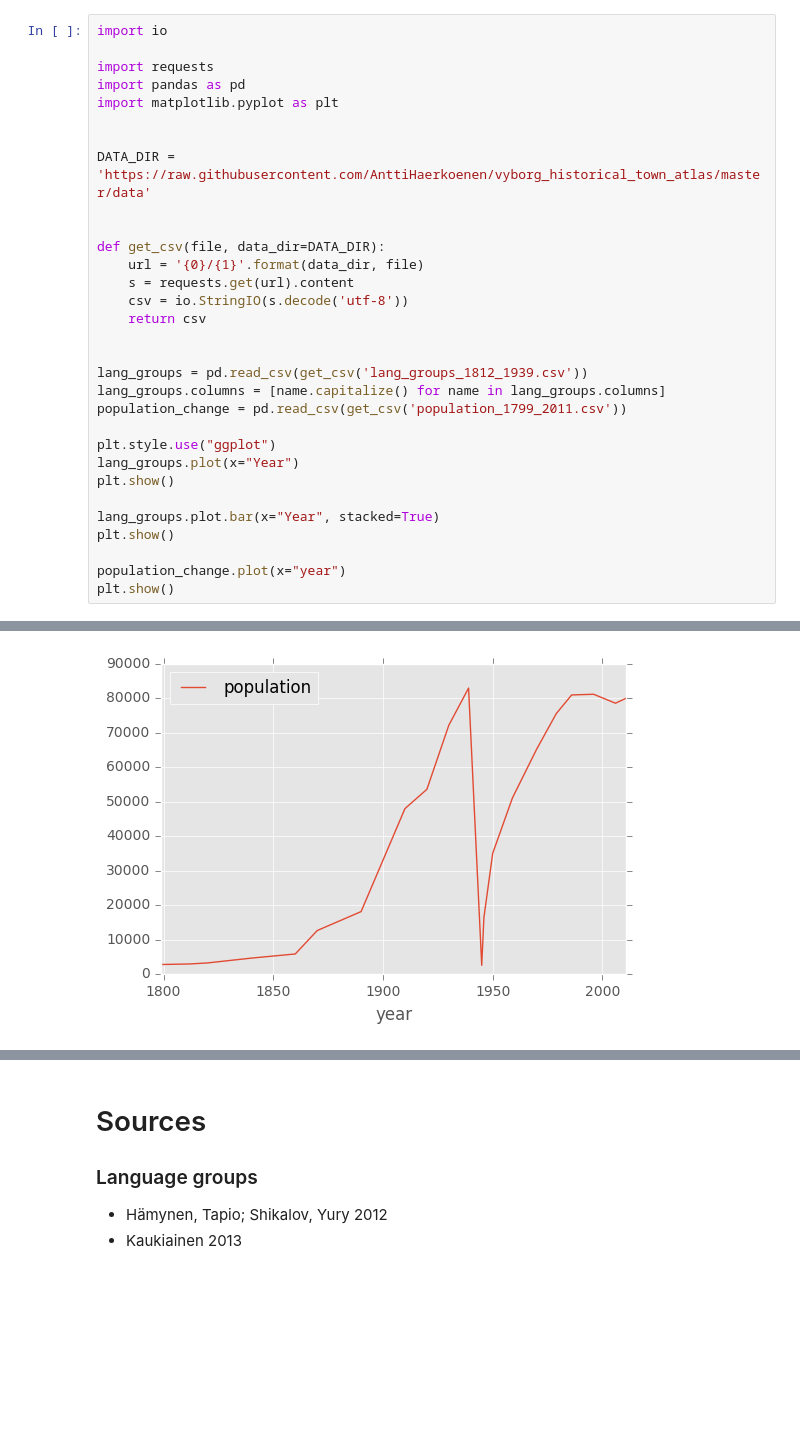
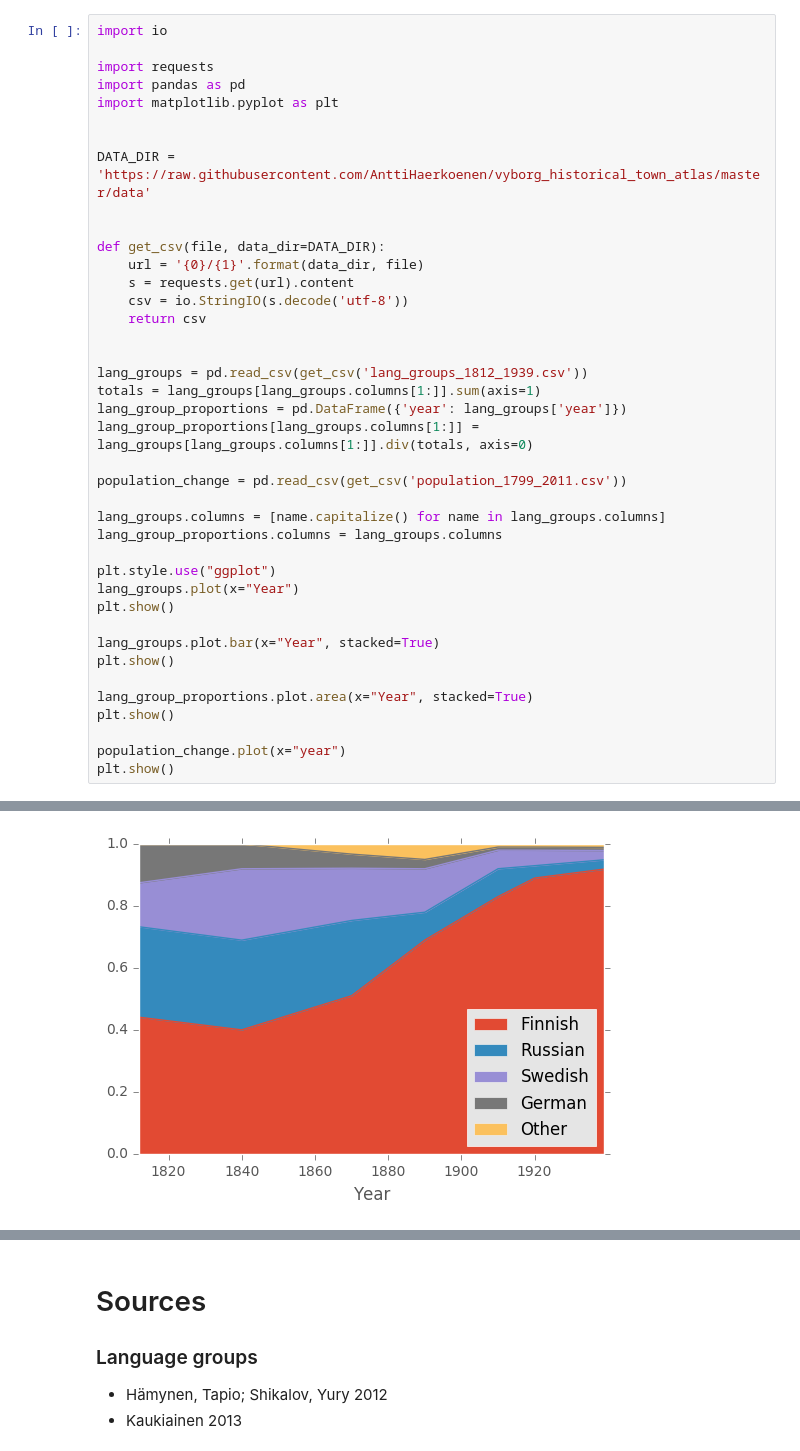
Before and after one commit to AnttiHaerkoenen/vyborg_historical_town_atlas, a Jupyter notebook: population.ipynb, the cells around one changed output, grey strips where cells are left out. Saved outputs shown, nothing was run; the diff lists cells and outputs as text; blank space fills up the shorter version.

Commit message:
relative plot

```diff
--- a/population.ipynb
+++ b/population.ipynb
@@ -4,32 +4,41 @@ import io
 import requests
 import pandas as pd
 import matplotlib.pyplot as plt
 
 
 DATA_DIR = 'https://raw.githubusercontent.com/AnttiHaerkoenen/vyborg_historical_town_atlas/master/data'
 
 
 def get_csv(file, data_dir=DATA_DIR):
     url = '{0}/{1}'.format(data_dir, file)
     s = requests.get(url).content
     csv = io.StringIO(s.decode('utf-8'))
     return csv
 
 
 lang_groups = pd.read_csv(get_csv('lang_groups_1812_1939.csv'))
+totals = lang_groups[lang_groups.columns[1:]].sum(axis=1)
+lang_group_proportions = pd.DataFrame({'year': lang_groups['year']})
+lang_group_proportions[lang_groups.columns[1:]] = lang_groups[lang_groups.columns[1:]].div(totals, axis=0)
+
+population_change = pd.read_csv(get_csv('population_1799_2011.csv'))
+
 lang_groups.columns = [name.capitalize() for name in lang_groups.columns]
-population_change = pd.read_csv(get_csv('population_1799_2011.csv'))
+lang_group_proportions.columns = lang_groups.columns
 
 plt.style.use("ggplot")
 lang_groups.plot(x="Year")
 plt.show()
 
 lang_groups.plot.bar(x="Year", stacked=True)
 plt.show()
 
+lang_group_proportions.plot.area(x="Year", stacked=True)
+plt.show()
+
 population_change.plot(x="year")
 plt.show()
 # %% [output]
 [figure]
 [figure]
-[figure, old version]
+[figure, new version]
```
Also changed, not shown: parts of 1 cell of this notebook, 1 other file.
